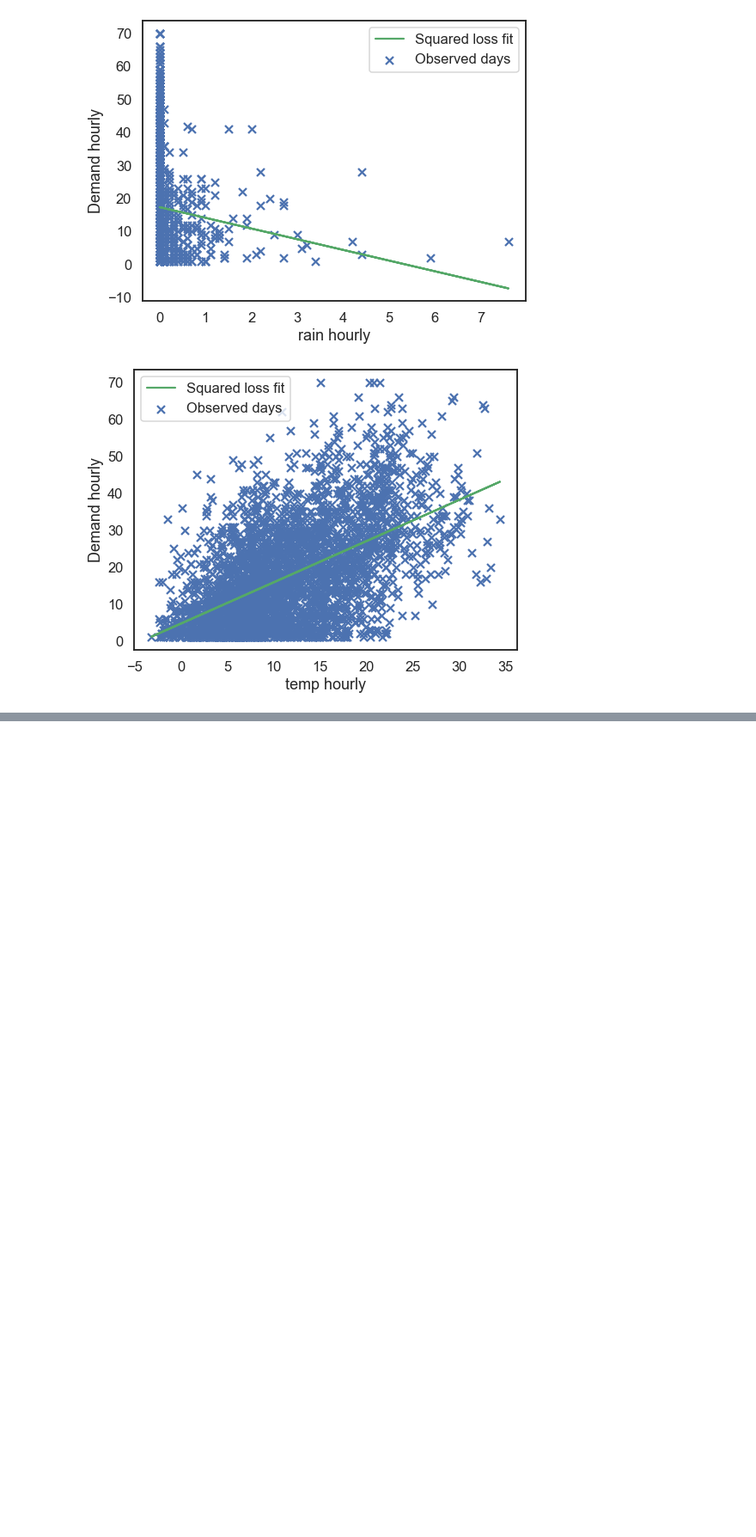
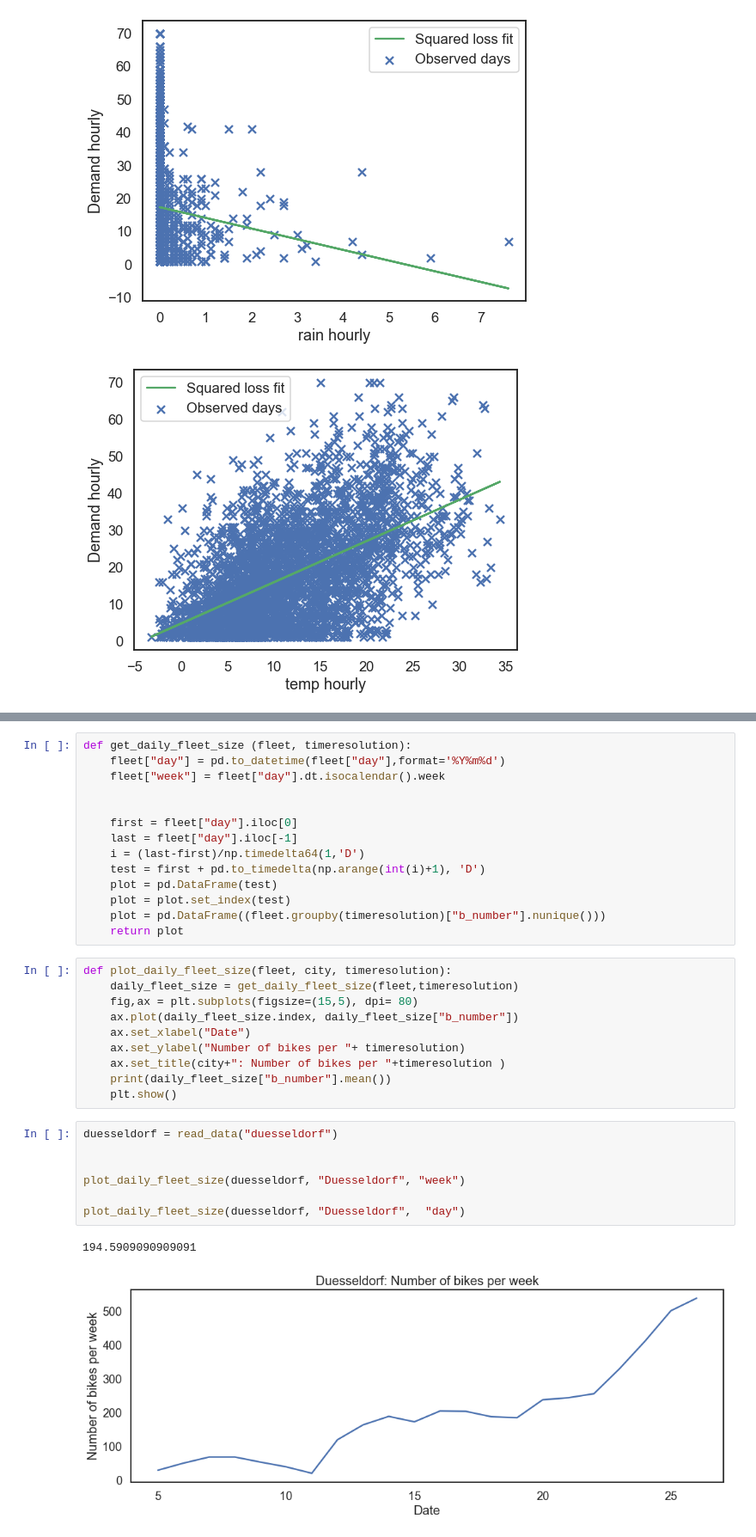
Before and after one commit to Polifka/eagle_gang, a Jupyter notebook: KPI analysis.ipynb, the cells around one changed output, grey strips where cells are left out. Shown at 86% size. Drawn from its saved outputs; the diff is of its cells as text; blank space fills up the shorter version.

```diff
--- a/KPI analysis.ipynb
+++ b/KPI analysis.ipynb
@@ -227,0 +251,34 @@ weather_utilization_regression(read_data("bremen"))
+# %%
+def get_daily_fleet_size (fleet, timeresolution):
+    fleet["day"] = pd.to_datetime(fleet["day"],format='%Y%m%d')
+    fleet["week"] = fleet["day"].dt.isocalendar().week
+
+
+    first = fleet["day"].iloc[0]
+    last = fleet["day"].iloc[-1]
+    i = (last-first)/np.timedelta64(1,'D')
+    test = first + pd.to_timedelta(np.arange(int(i)+1), 'D')
+    plot = pd.DataFrame(test)
+    plot = plot.set_index(test)
+    plot = pd.DataFrame((fleet.groupby(timeresolution)["b_number"].nunique()))
+    return plot
+# %%
+def plot_daily_fleet_size(fleet, city, timeresolution):
+    daily_fleet_size = get_daily_fleet_size(fleet,timeresolution)
+    fig,ax = plt.subplots(figsize=(15,5), dpi= 80)
+    ax.plot(daily_fleet_size.index, daily_fleet_size["b_number"])
+    ax.set_xlabel("Date")
+    ax.set_ylabel("Number of bikes per "+ timeresolution)
+    ax.set_title(city+": Number of bikes per "+timeresolution )
+    print(daily_fleet_size["b_number"].mean())
+    plt.show()
+# %%
+duesseldorf = read_data("duesseldorf")
+
+
+plot_daily_fleet_size(duesseldorf, "Duesseldorf", "week")
+
+plot_daily_fleet_size(duesseldorf, "Duesseldorf",  "day")
+# %% [output]
+194.5909090909091
+[figure, added]
```
Also changed, not shown: parts of 5 cells of this notebook.
